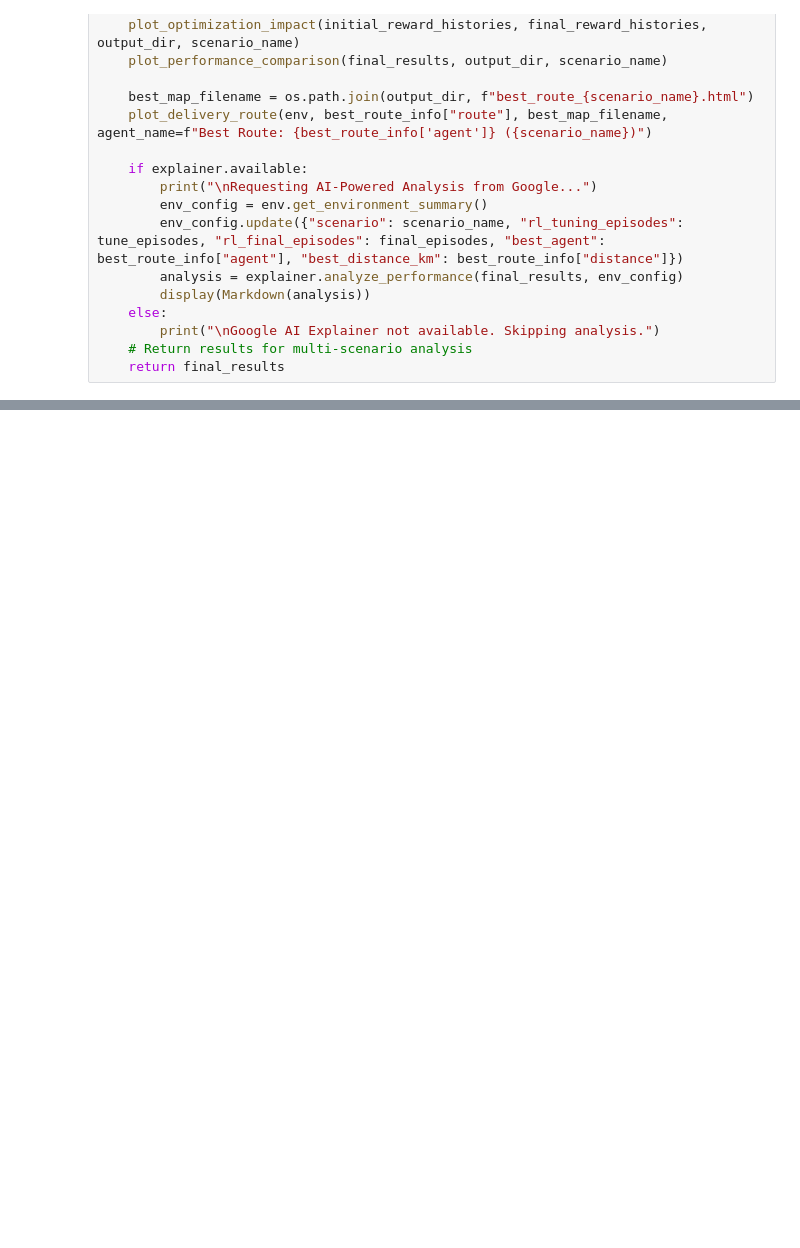
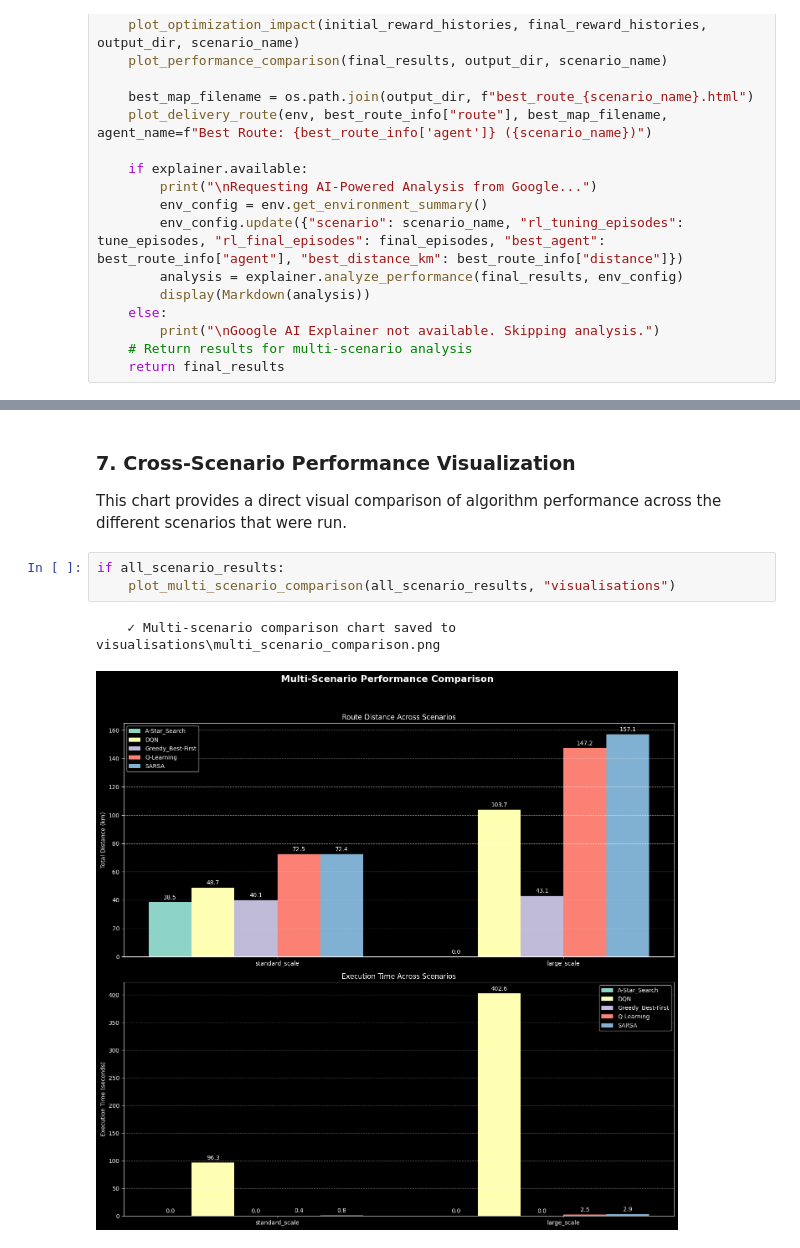
Before and after one commit to s3527013/AI_ICA, a Jupyter notebook: delivery_optimisation.ipynb, the cells around one changed output, grey strips where cells are left out. Drawn from its saved outputs; the diff is of its cells as text; blank space fills up the shorter version.

Commit message:
Add visualization module and update delivery optimization scripts: implement plotting functions for routes, performance comparison, and optimization impact

```diff
--- a/delivery_optimisation.ipynb
+++ b/delivery_optimisation.ipynb
@@ -474,0 +419,9 @@ It provides a top-tier solution in a time frame that is literally over one milli
+# %% [markdown]
+### 7. Cross-Scenario Performance Visualization
+This chart provides a direct visual comparison of algorithm performance across the different scenarios that were run.
+# %%
+if all_scenario_results:
+    plot_multi_scenario_comparison(all_scenario_results, "visualisations")
+# %% [output]
+    ✓ Multi-scenario comparison chart saved to visualisations\multi_scenario_comparison.png
+[figure, added]
```
Also changed, not shown: parts of 10 cells of this notebook, 21 other files.
